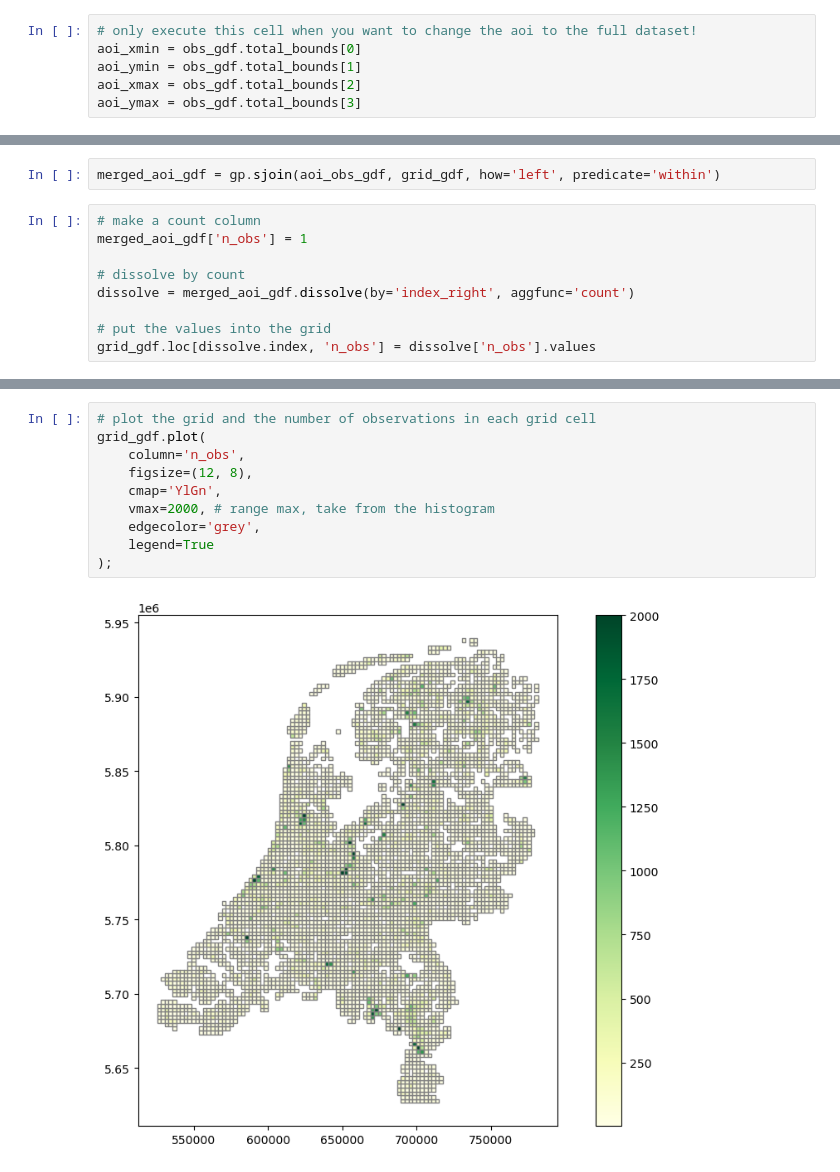
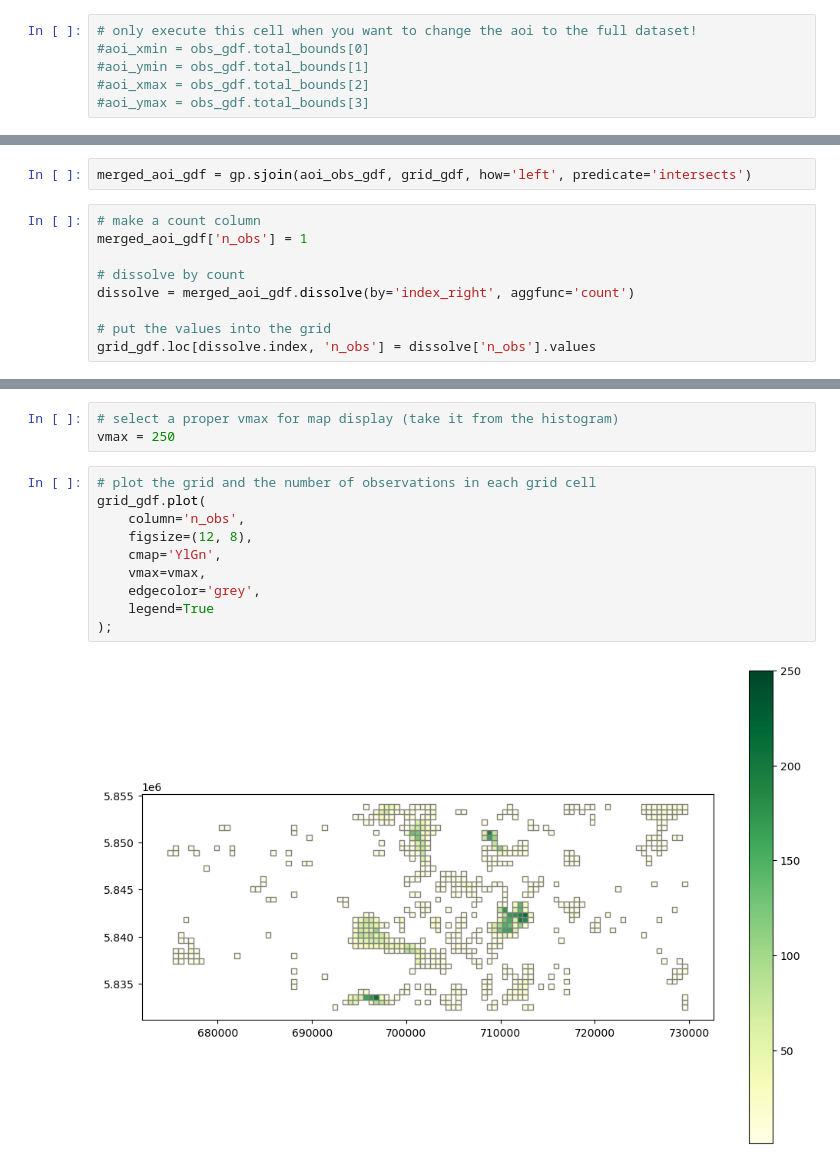
Before and after one commit to FAIRiCUBE/uc2-agriculture-biodiversity-nexus, a Jupyter notebook: species-occurences/notebooks/0.0-rkn-geopandas_gridding_example.ipynb, the cells around one changed output, grey strips where cells are left out. Saved outputs shown, nothing was run; the diff lists cells and outputs as text.

```diff
--- a/species-occurences/notebooks/0.0-rkn-geopandas_gridding_example.ipynb
+++ b/species-occurences/notebooks/0.0-rkn-geopandas_gridding_example.ipynb
@@ -85,8 +88,8 @@ obs_gdf.head(5)
 ### Data selection
 # %%
 # only execute this cell when you want to change the aoi to the full dataset!
-aoi_xmin = obs_gdf.total_bounds[0]
-aoi_ymin = obs_gdf.total_bounds[1]
-aoi_xmax = obs_gdf.total_bounds[2]
-aoi_ymax = obs_gdf.total_bounds[3]
+#aoi_xmin = obs_gdf.total_bounds[0]
+#aoi_ymin = obs_gdf.total_bounds[1]
+#aoi_xmax = obs_gdf.total_bounds[2]
+#aoi_ymax = obs_gdf.total_bounds[3]
 # %%
@@ -147,5 +154,5 @@ Merge the observations with the grid using a spatial join. Then use a simple cou
 # %%
-merged_aoi_gdf = gp.sjoin(aoi_obs_gdf, grid_gdf, how='left', predicate='within')
+merged_aoi_gdf = gp.sjoin(aoi_obs_gdf, grid_gdf, how='left', predicate='intersects')
 # %%
 # make a count column
 merged_aoi_gdf['n_obs'] = 1
@@ -163,13 +170,16 @@ grid_gdf['n_obs'].hist()
+# %%
+# select a proper vmax for map display (take it from the histogram)
+vmax = 250
 # %%
 # plot the grid and the number of observations in each grid cell
 grid_gdf.plot(
     column='n_obs',
     figsize=(12, 8),
     cmap='YlGn',
-    vmax=2000, # range max, take from the histogram
+    vmax=vmax,
     edgecolor='grey',
     legend=True
 );
 # %% [output]
-[figure, old version]
+[figure, new version]
 # %%
```
Also changed, not shown: parts of 17 cells of this notebook.
